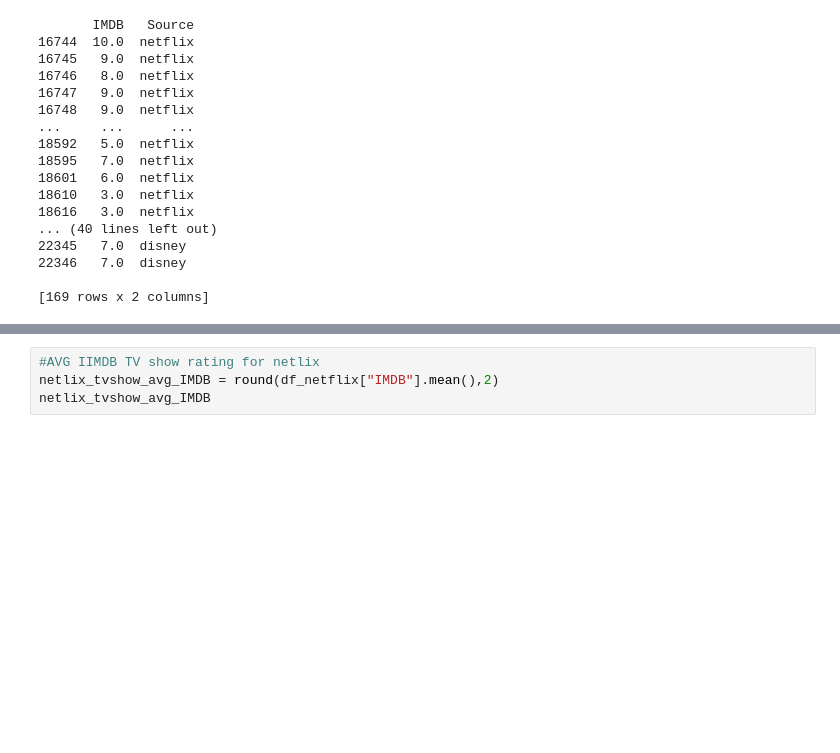
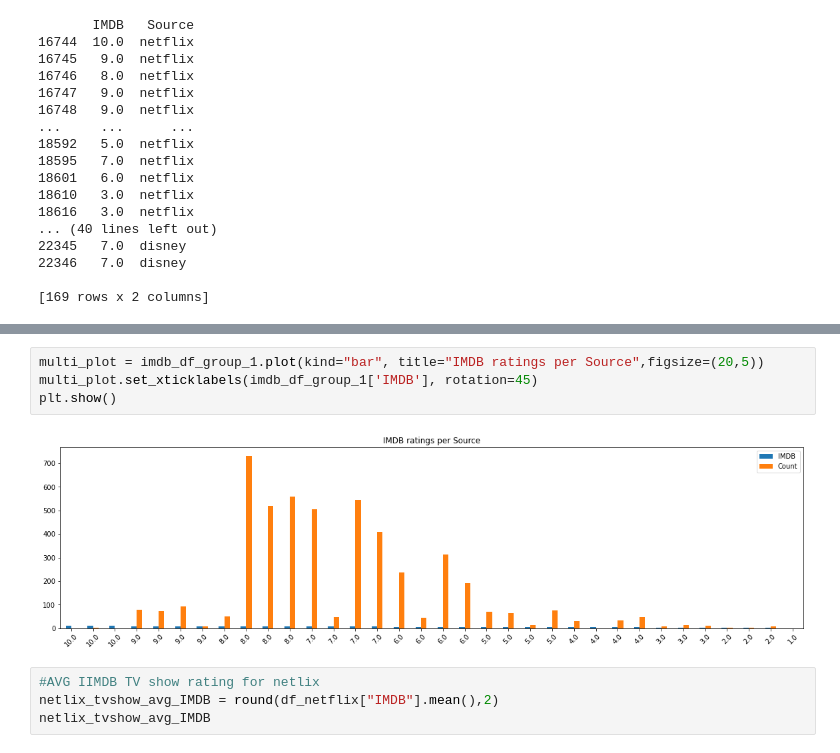
Before and after one commit to jtslater2/old_fashioned, a Jupyter notebook: Scripts/Brian_IMDB.ipynb, the cells around one changed output, grey strips where cells are left out. Saved outputs shown, nothing was run; the diff lists cells and outputs as text; blank space fills up the shorter version.

```diff
--- a/Scripts/Brian_IMDB.ipynb
+++ b/Scripts/Brian_IMDB.ipynb
@@ -195,3 +236,9 @@ imdb_df_group
+# %%
+multi_plot = imdb_df_group_1.plot(kind="bar", title="IMDB ratings per Source",figsize=(20,5))
+multi_plot.set_xticklabels(imdb_df_group_1['IMDB'], rotation=45)
+plt.show()
+# %% [output]
+[figure, added]
 # %%
 #AVG IIMDB TV show rating for netlix
 netlix_tvshow_avg_IMDB = round(df_netflix["IMDB"].mean(),2)
```
Also changed, not shown: parts of 10 cells of this notebook.
